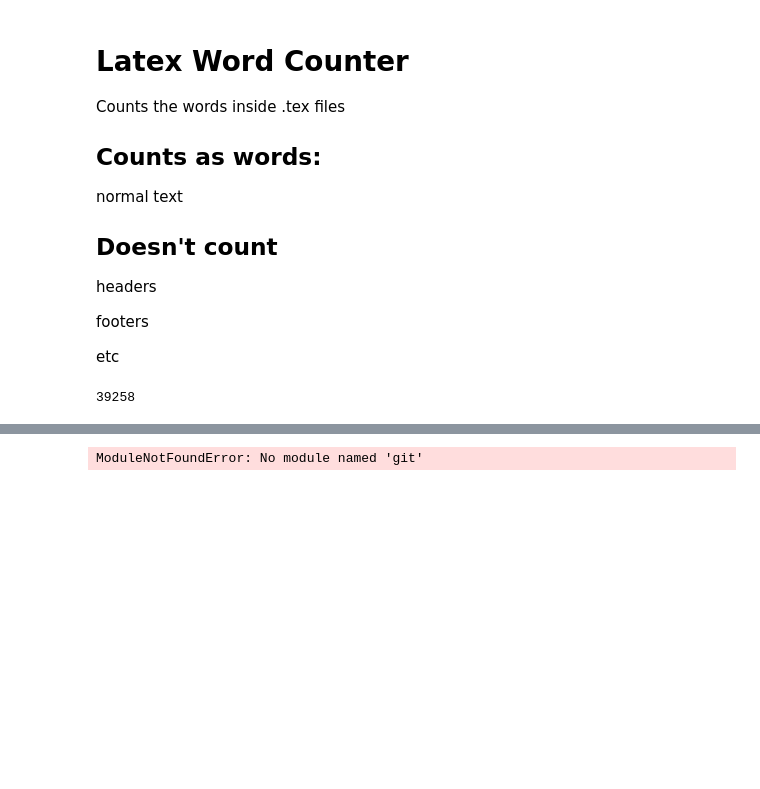
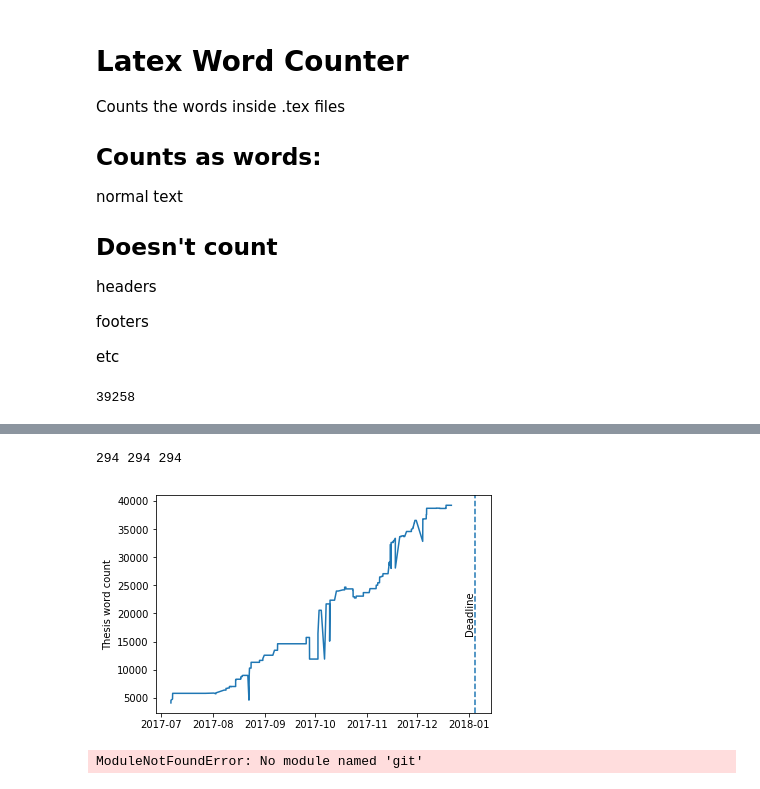
Before and after one commit to daguiam/tex-wordcounter, a Jupyter notebook: tex-wordcounter.ipynb, the cells around one changed output, grey strips where cells are left out. Drawn from its saved outputs; the diff is of its cells as text; code cells hidden in the pictures; blank space fills up the shorter version.

Commit message:
Count words for each commit in repo

```diff
--- a/tex-wordcounter.ipynb
+++ b/tex-wordcounter.ipynb
@@ -26,3 +80,26 @@ print (count)
+# %%
+print(len(date_list),len(commit_list),len(count_list))
+# %% [output]
+294 294 294
+# %%
+import matplotlib.pyplot as plt
+from datetime import datetime
+%matplotlib inline
+date_list2 = date_list.copy()
+for i in range(len(date_list)-1):
+#     date_list2[i] = datetime.strptime(date_list[i], "%c %z")
+#     print(i,date_list2[i])
+     pass
+# print (date_list)
+plt.plot(date_list2[:-3],count_list[:-3])
+
+deadline = datetime.strptime("Wed Jan 5 00:00:00 2018", "%c")
+plt.axvline(deadline, linestyle='--',)
+plt.text(deadline, 20000, 'Deadline', rotation=90, ha='right',va='center')
+plt.ylabel('Thesis word count')
+plt.savefig('thesis-word-count.png')
+# %% [output]
+[figure, added]
 # %%
 import git
 # %% [output]
```
Also changed, not shown: parts of 1 cell of this notebook, 2 other files.
